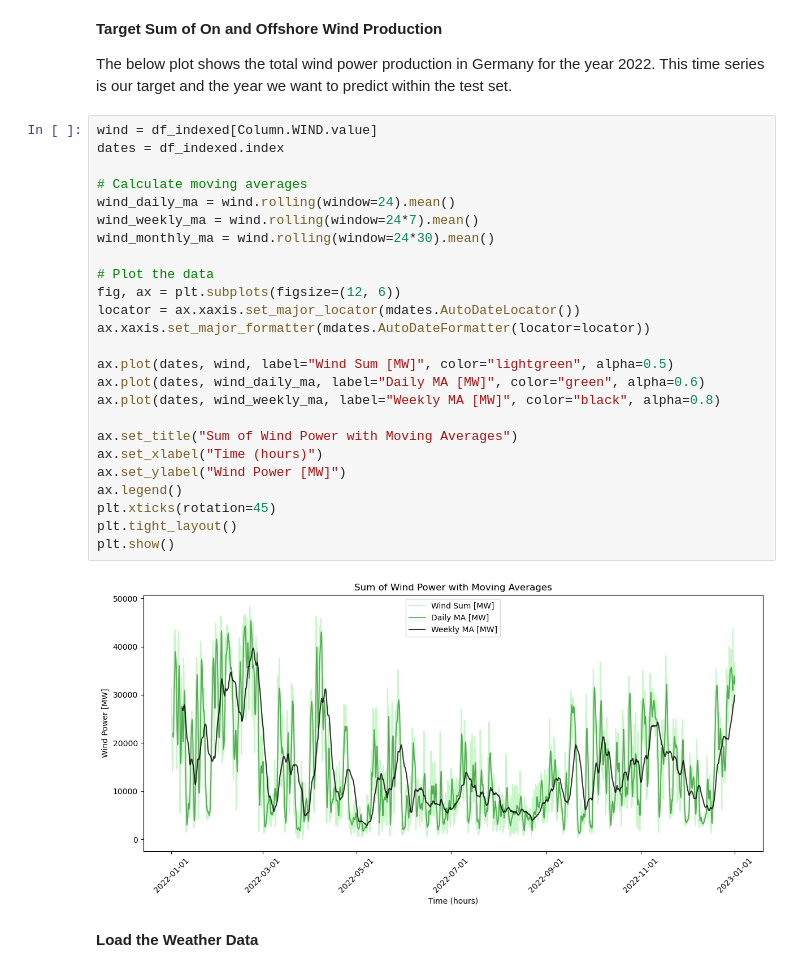
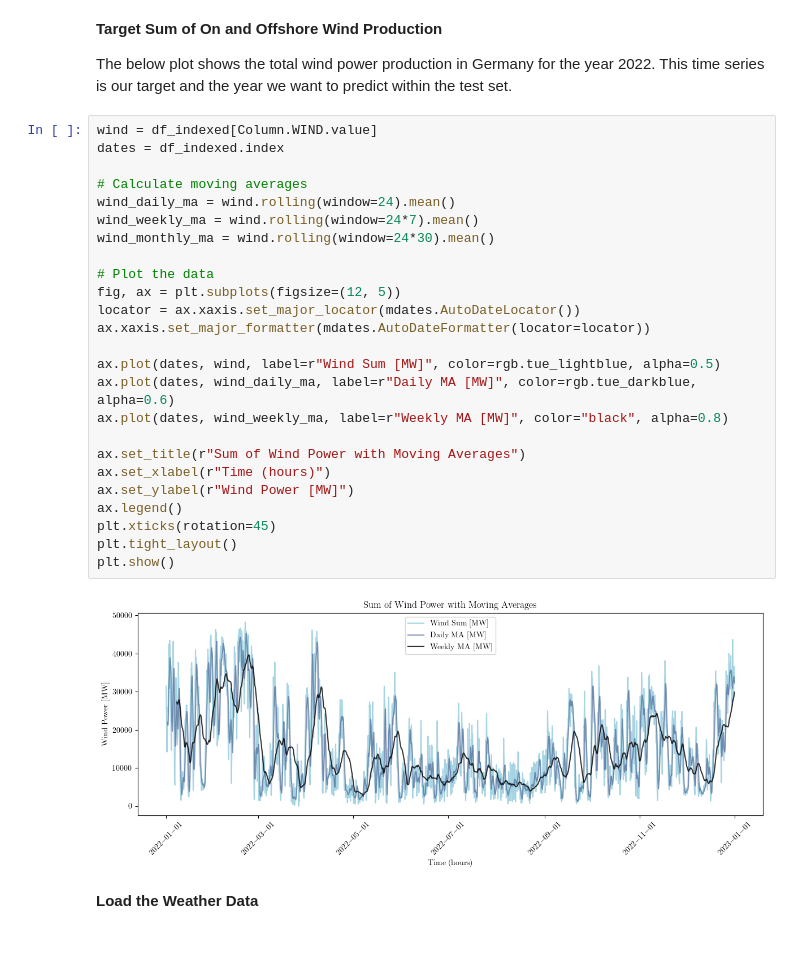
Before and after one commit to timoluebbing/WindPowerForecasting, a Jupyter notebook: experiments/tutorial.ipynb, the cells around one changed output. Drawn from its saved outputs; the diff is of its cells as text; blank space fills up the shorter version.

Commit message:
Final visualizations

```diff
--- a/experiments/tutorial.ipynb
+++ b/experiments/tutorial.ipynb
@@ -120,30 +120,30 @@ The below plot shows the total wind power production in Germany for the year 202
 # %%
 wind = df_indexed[Column.WIND.value]
 dates = df_indexed.index
 
 # Calculate moving averages
 wind_daily_ma = wind.rolling(window=24).mean()
 wind_weekly_ma = wind.rolling(window=24*7).mean()
 wind_monthly_ma = wind.rolling(window=24*30).mean()
 
 # Plot the data
-fig, ax = plt.subplots(figsize=(12, 6))
+fig, ax = plt.subplots(figsize=(12, 5))
 locator = ax.xaxis.set_major_locator(mdates.AutoDateLocator())
 ax.xaxis.set_major_formatter(mdates.AutoDateFormatter(locator=locator))
 
-ax.plot(dates, wind, label="Wind Sum [MW]", color="lightgreen", alpha=0.5)
-ax.plot(dates, wind_daily_ma, label="Daily MA [MW]", color="green", alpha=0.6)
-ax.plot(dates, wind_weekly_ma, label="Weekly MA [MW]", color="black", alpha=0.8)
+ax.plot(dates, wind, label=r"Wind Sum [MW]", color=rgb.tue_lightblue, alpha=0.5)
+ax.plot(dates, wind_daily_ma, label=r"Daily MA [MW]", color=rgb.tue_darkblue, alpha=0.6)
+ax.plot(dates, wind_weekly_ma, label=r"Weekly MA [MW]", color="black", alpha=0.8)
 
-ax.set_title("Sum of Wind Power with Moving Averages")
-ax.set_xlabel("Time (hours)")
-ax.set_ylabel("Wind Power [MW]")
+ax.set_title(r"Sum of Wind Power with Moving Averages")
+ax.set_xlabel(r"Time (hours)")
+ax.set_ylabel(r"Wind Power [MW]")
 ax.legend()
 plt.xticks(rotation=45)
 plt.tight_layout()
 plt.show()
 # %% [output]
-[figure, old version]
+[figure, new version]
 # %% [markdown]
 **Load the Weather Data**
 # %%
```
Also changed, not shown: parts of 14 cells of this notebook, 3 other files.
